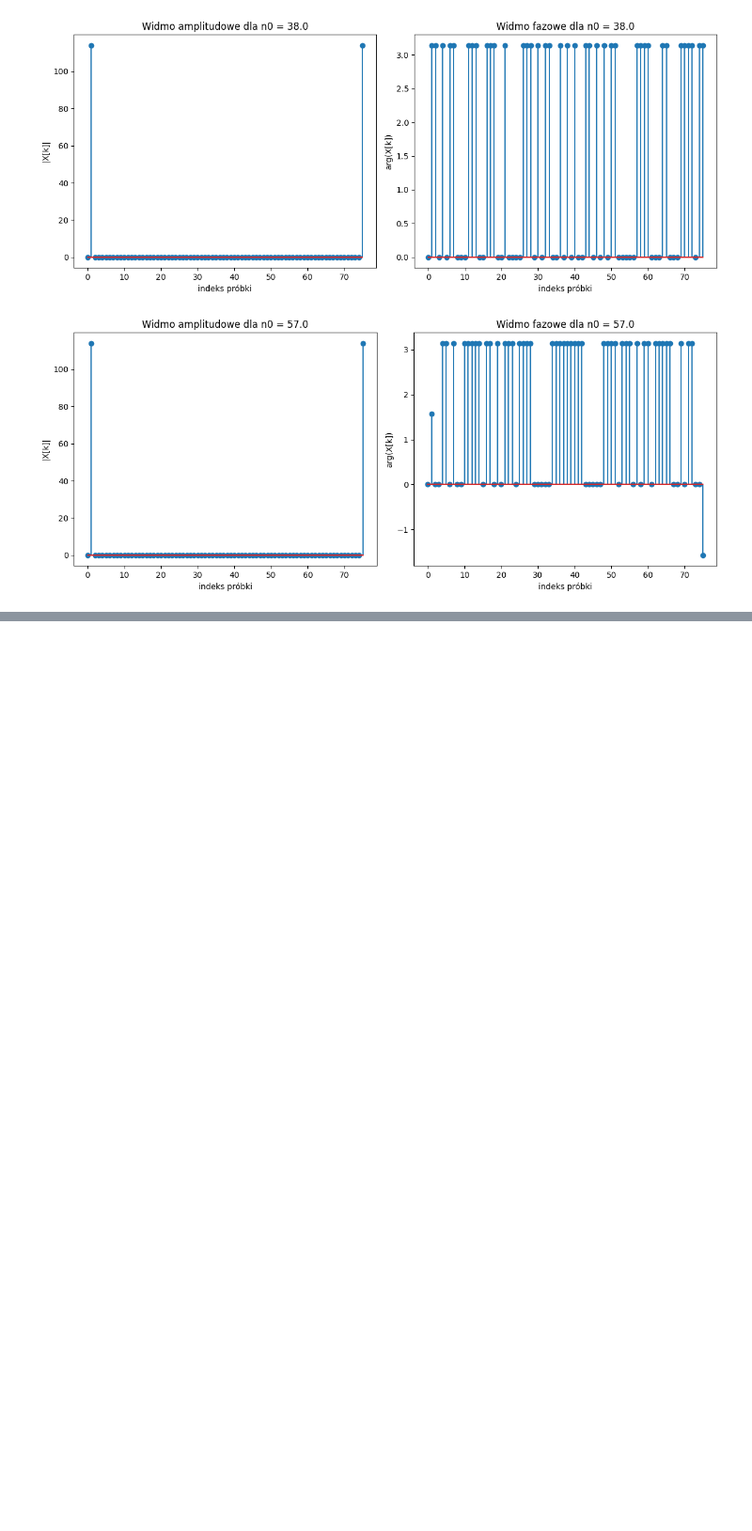
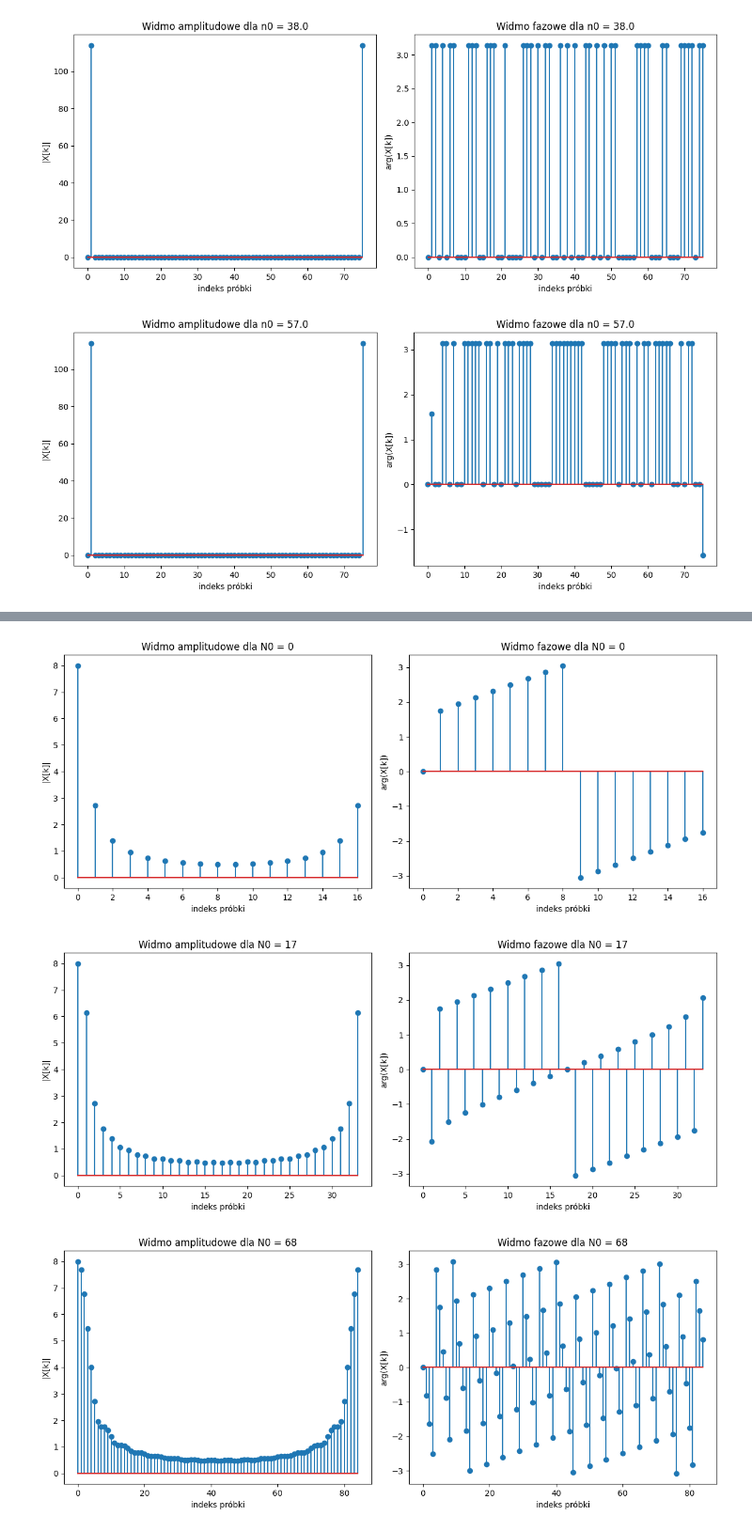
Before and after one commit to maciejb7/WMM_2025L, a Jupyter notebook: LAB1.ipynb, the cells around one changed output, grey strips where cells are left out. Shown at 94% size. Drawn from its saved outputs; the diff is of its cells as text; code cells hidden in the pictures; blank space fills up the shorter version.

```diff
--- a/LAB1.ipynb
+++ b/LAB1.ipynb
@@ -147,0 +150,36 @@ Takie obserwacje zgadzają się z właściwościami transformaty Fouriera dotycz
+# %%
+A = 1
+N = 17
+epsilon = 1e-10
+N0_values = [0, N, 4 * N, 9 * N]
+n = np.arange(0, N)
+
+def s(n, N0):
+    result = A * (n % N) / N
+    return np.concatenate((result, np.zeros(N0)))
+
+for N0 in N0_values:
+    x = s(n, N0)
+    X = np.fft.fft(x)
+
+    X.imag[np.abs(X.imag) < epsilon] = 0
+
+    plt.figure(figsize=(12, 5))
+    plt.subplot(121)
+    plt.stem(np.arange(0, N + N0), np.abs(X))
+    plt.title(f"Widmo amplitudowe dla N0 = {N0}")
+    plt.xlabel("indeks próbki")
+    plt.ylabel("|X[k]|")
+
+    plt.subplot(122)
+    plt.stem(np.arange(0, N + N0), np.angle(X))
+    plt.title(f"Widmo fazowe dla N0 = {N0}")
+    plt.xlabel("indeks próbki")
+    plt.ylabel("arg(X[k])")
+
+    plt.tight_layout()
+    plt.show()
+# %% [output]
+[figure, added]
+[figure, added]
+[figure, added]
```
Also changed, not shown: parts of 8 cells of this notebook.
